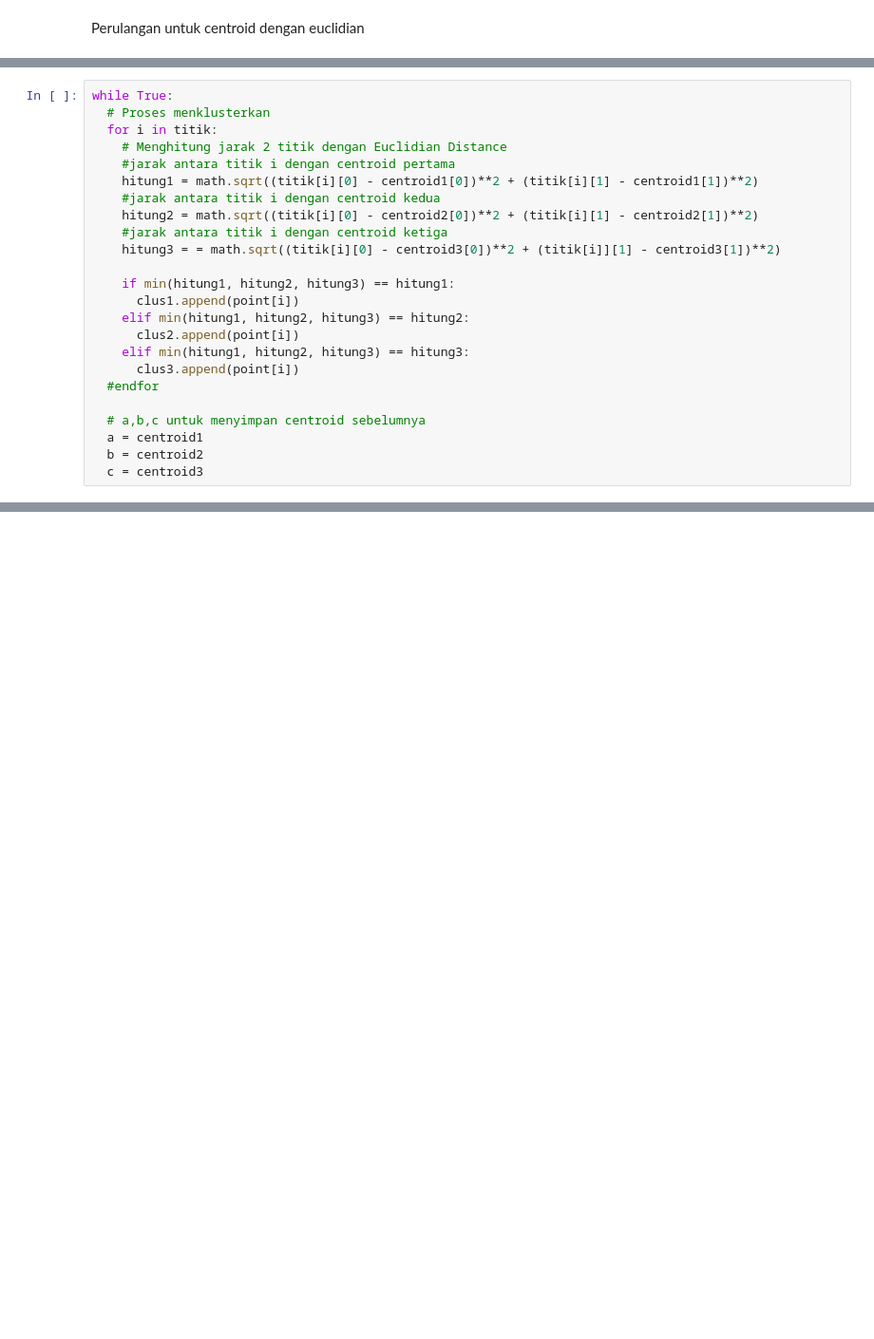
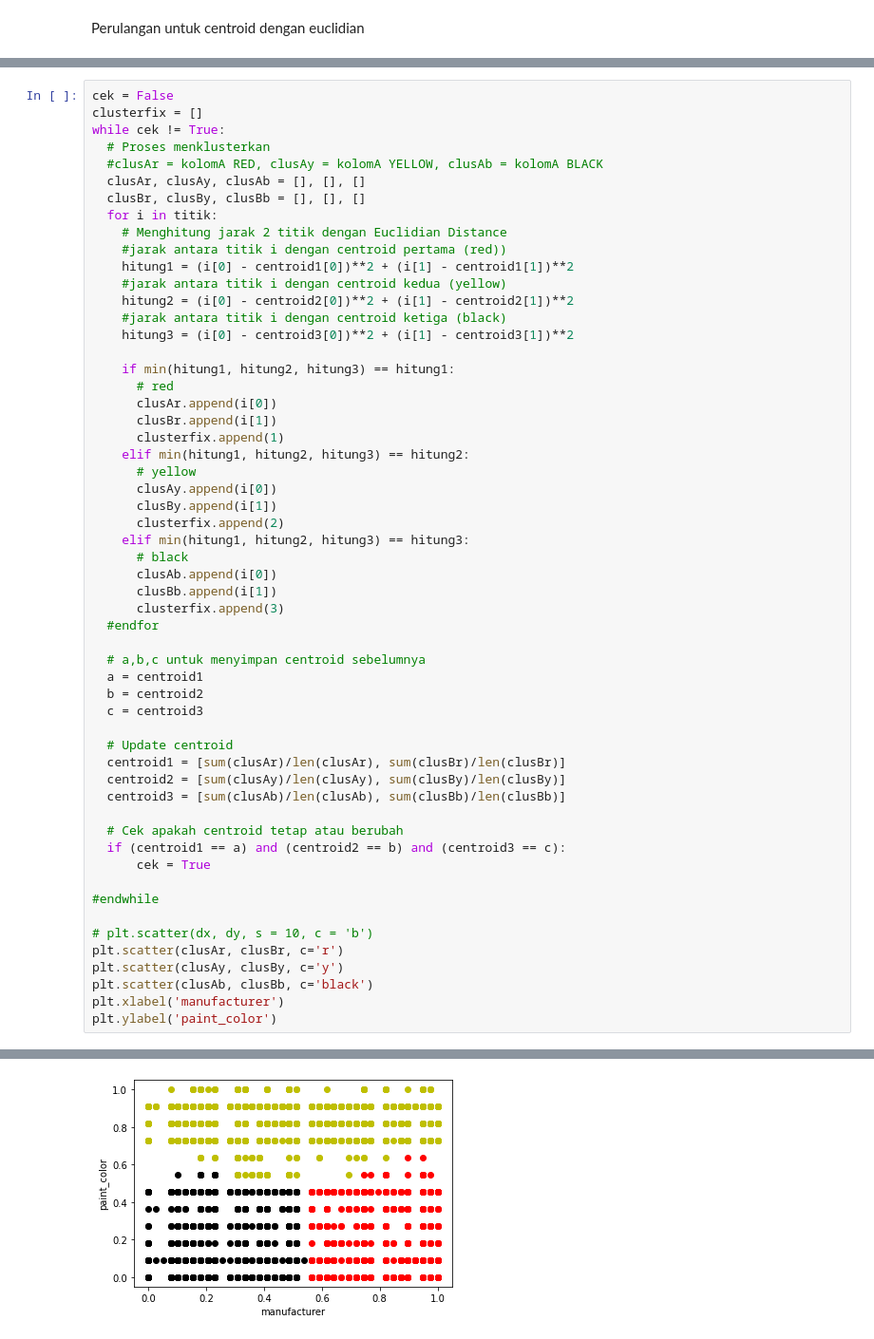
Before and after one commit to rickylukman/Machine-Learning, a Jupyter notebook: Machine_Learning_Clustering_Alvianda_Ricky.ipynb, the cells around one changed output, grey strips where cells are left out. Shown at 95% size. Saved outputs shown, nothing was run; the diff lists cells and outputs as text; blank space fills up the shorter version.

```diff
--- a/Machine_Learning_Clustering_Alvianda_Ricky.ipynb
+++ b/Machine_Learning_Clustering_Alvianda_Ricky.ipynb
@@ -133,24 +138,57 @@ clus1, clus2, clus3 = [], [], []
 # %%
-while True:
+cek = False
+clusterfix = []
+while cek != True:
   # Proses menklusterkan
+  #clusAr = kolomA RED, clusAy = kolomA YELLOW, clusAb = kolomA BLACK
+  clusAr, clusAy, clusAb = [], [], []
+  clusBr, clusBy, clusBb = [], [], []
   for i in titik:
     # Menghitung jarak 2 titik dengan Euclidian Distance
-    #jarak antara titik i dengan centroid pertama
-    hitung1 = math.sqrt((titik[i][0] - centroid1[0])**2 + (titik[i][1] - centroid1[1])**2)
-    #jarak antara titik i dengan centroid kedua
-    hitung2 = math.sqrt((titik[i][0] - centroid2[0])**2 + (titik[i][1] - centroid2[1])**2)
-    #jarak antara titik i dengan centroid ketiga
-    hitung3 = = math.sqrt((titik[i][0] - centroid3[0])**2 + (titik[i]][1] - centroid3[1])**2)
+    #jarak antara titik i dengan centroid pertama (red))
+    hitung1 = (i[0] - centroid1[0])**2 + (i[1] - centroid1[1])**2
+    #jarak antara titik i dengan centroid kedua (yellow)
+    hitung2 = (i[0] - centroid2[0])**2 + (i[1] - centroid2[1])**2
+    #jarak antara titik i dengan centroid ketiga (black)
+    hitung3 = (i[0] - centroid3[0])**2 + (i[1] - centroid3[1])**2
 
     if min(hitung1, hitung2, hitung3) == hitung1:
-      clus1.append(point[i])
+      # red
+      clusAr.append(i[0])
+      clusBr.append(i[1])
+      clusterfix.append(1)
     elif min(hitung1, hitung2, hitung3) == hitung2:
-      clus2.append(point[i])
+      # yellow
+      clusAy.append(i[0])
+      clusBy.append(i[1])
+      clusterfix.append(2)
     elif min(hitung1, hitung2, hitung3) == hitung3:
-      clus3.append(point[i])
+      # black
+      clusAb.append(i[0])
+      clusBb.append(i[1])
+      clusterfix.append(3)
   #endfor
 
   # a,b,c untuk menyimpan centroid sebelumnya
   a = centroid1
   b = centroid2
   c = centroid3
+
+  # Update centroid
+  centroid1 = [sum(clusAr)/len(clusAr), sum(clusBr)/len(clusBr)]
+  centroid2 = [sum(clusAy)/len(clusAy), sum(clusBy)/len(clusBy)]
+  centroid3 = [sum(clusAb)/len(clusAb), sum(clusBb)/len(clusBb)]
+
+  # Cek apakah centroid tetap atau berubah
+  if (centroid1 == a) and (centroid2 == b) and (centroid3 == c):
+      cek = True
+
+#endwhile
+
+# plt.scatter(dx, dy, s = 10, c = 'b')
+plt.scatter(clusAr, clusBr, c='r')
+plt.scatter(clusAy, clusBy, c='y')
+plt.scatter(clusAb, clusBb, c='black')
+plt.xlabel('manufacturer')
+plt.ylabel('paint_color')
+# %% [output]
@@ -156,0 +196 @@ while True:
+[figure, added]
```
Also changed, not shown: parts of 12 cells of this notebook.
